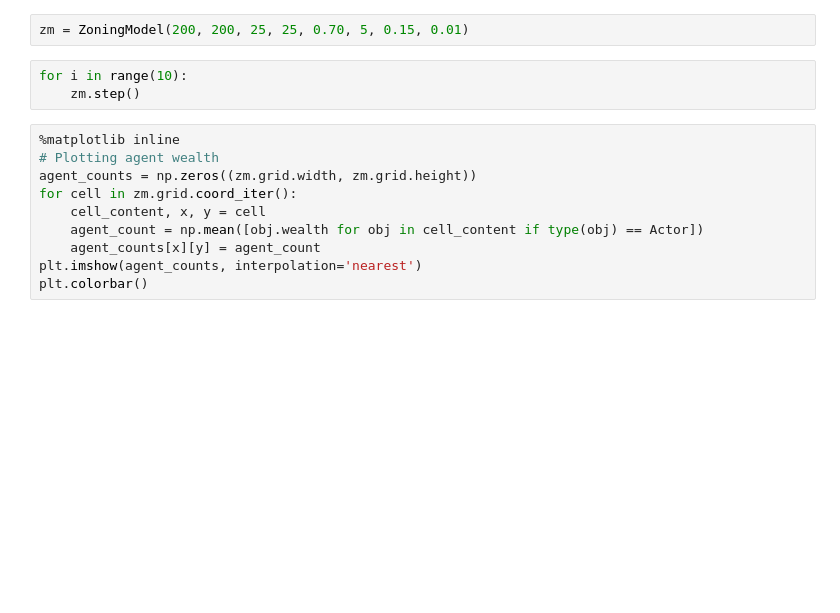
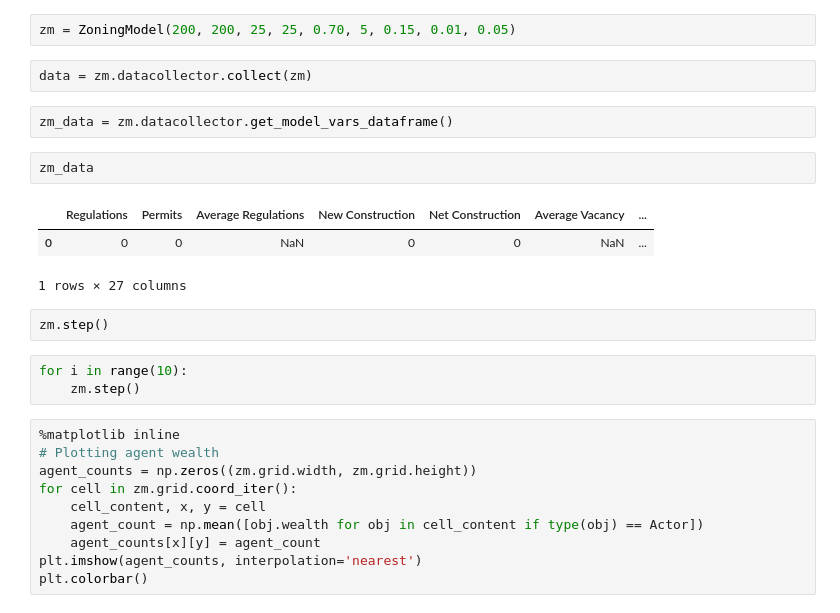
Before and after one commit to wlstover/Agent-Based-Models, a Jupyter notebook: Endogenous Zoning/EZM_Notebook_Final.ipynb, the cells around one changed output. Cells and saved outputs as stored; diff of their text form; blank space fills up the shorter version.

```diff
--- a/Endogenous Zoning/EZM_Notebook_Final.ipynb
+++ b/Endogenous Zoning/EZM_Notebook_Final.ipynb
@@ -902,5 +912,17 @@ class DevelopTag(Agent):
 # %%
-zm = ZoningModel(200, 200, 25, 25, 0.70, 5, 0.15, 0.01)
+zm = ZoningModel(200, 200, 25, 25, 0.70, 5, 0.15, 0.01, 0.05)
+# %%
+data = zm.datacollector.collect(zm)
+# %%
+zm_data = zm.datacollector.get_model_vars_dataframe()
+# %%
+zm_data
+# %% [output]
+|  | Regulations | Permits | Average Regulations | New Construction | Net Construction | Average Vacancy | ... |
+| 0 | 0 | 0 | NaN | 0 | 0 | NaN | ... |
+1 rows × 27 columns
+# %%
+zm.step()
 # %%
 for i in range(10):
     zm.step()
```
Also changed, not shown: parts of 4 cells of this notebook, 1 other file.
